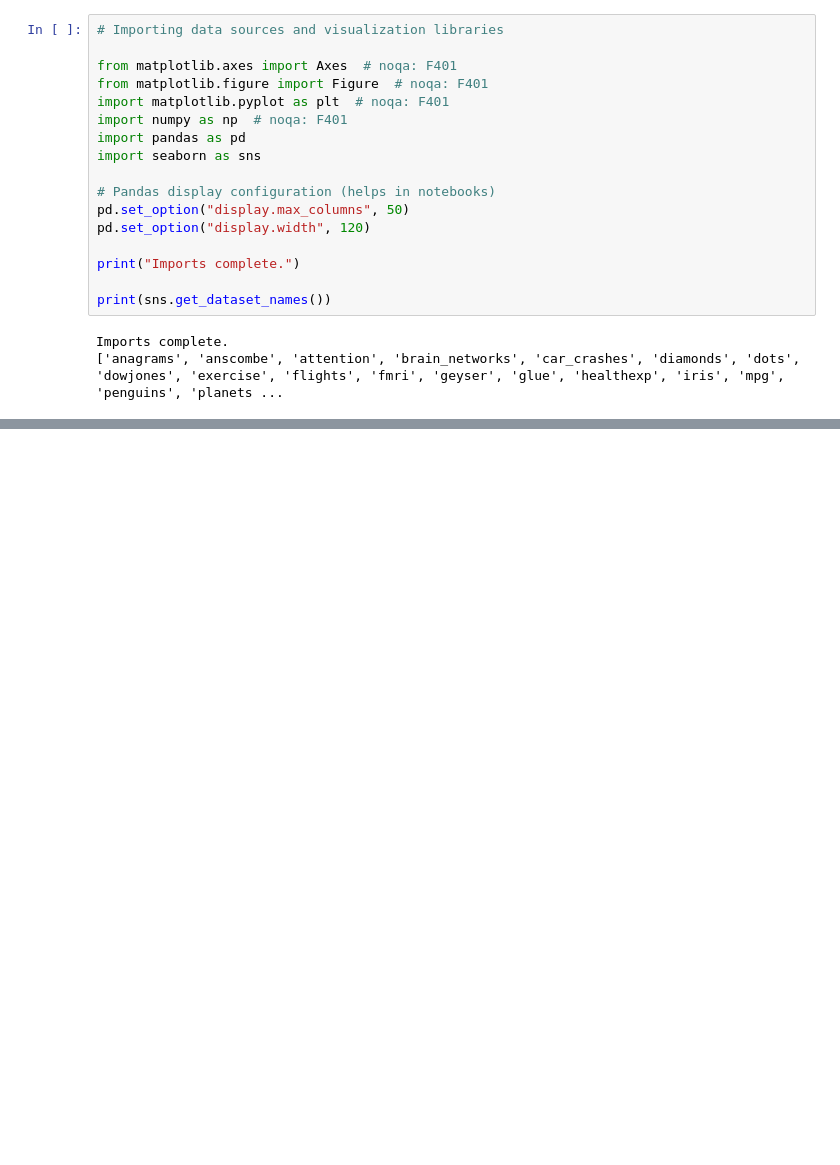
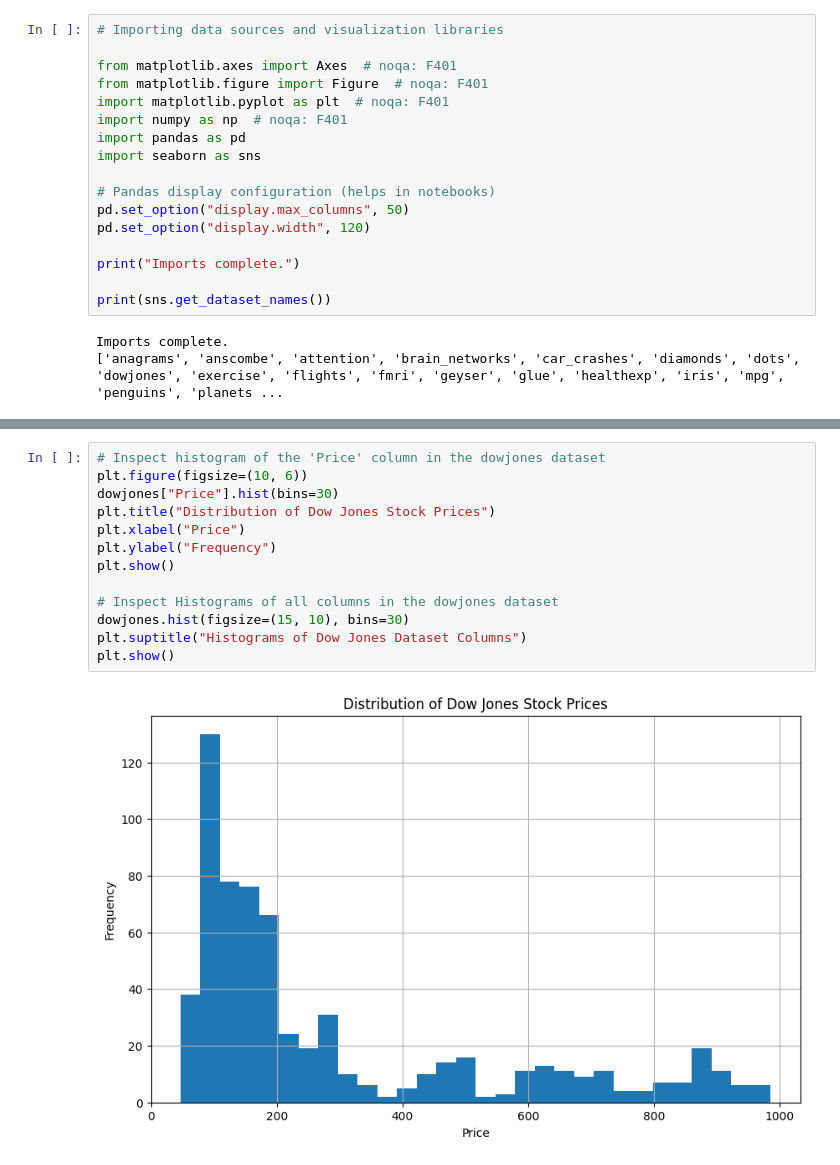
Before and after one commit to chaupalma81-commits/datafun-06-eda, a Jupyter notebook: Notebook/chau_eda.ipynb, the cells around one changed output, grey strips where cells are left out. Saved outputs shown, nothing was run; the diff lists cells and outputs as text; blank space fills up the shorter version.

```diff
--- a/Notebook/chau_eda.ipynb
+++ b/Notebook/chau_eda.ipynb
@@ -85,0 +108,15 @@ memory usage: 10.3 KB
+# %%
+# Inspect histogram of the 'Price' column in the dowjones dataset
+plt.figure(figsize=(10, 6))
+dowjones["Price"].hist(bins=30)
+plt.title("Distribution of Dow Jones Stock Prices")
+plt.xlabel("Price")
+plt.ylabel("Frequency")
+plt.show()
+
+# Inspect Histograms of all columns in the dowjones dataset
+dowjones.hist(figsize=(15, 10), bins=30)
+plt.suptitle("Histograms of Dow Jones Dataset Columns")
+plt.show()
+# %% [output]
+[figure, added]
```
Also changed, not shown: parts of 30 cells of this notebook, 1 other file.
